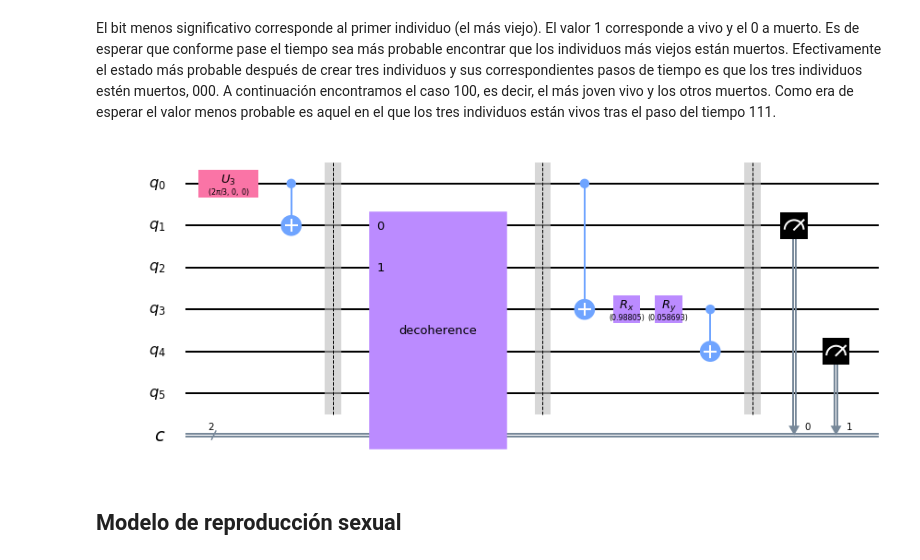
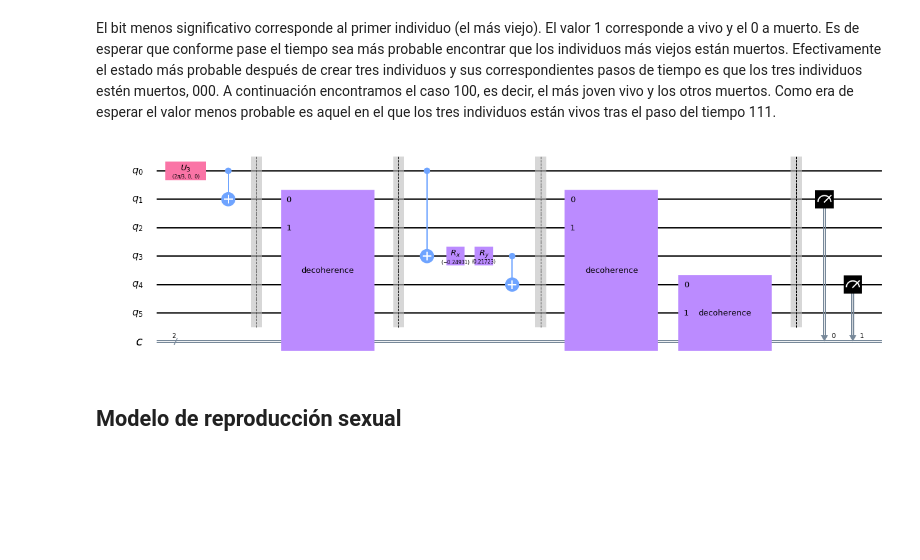
Before and after one commit to erikberter/qiskit-quantum-artificial-life, a Jupyter notebook: simulation.ipynb, the cells around one changed output. Drawn from its saved outputs; the diff is of its cells as text; code cells hidden in the pictures; blank space fills up the shorter version.

```diff
--- a/simulation.ipynb
+++ b/simulation.ipynb
@@ -232,11 +232,11 @@ printHistogram(qc, shots=1000)
 # %% [markdown]
 El bit menos significativo corresponde al primer individuo (el más viejo). El valor 1 corresponde a vivo y el 0 a muerto. Es de esperar que conforme pase el tiempo sea más probable encontrar que los individuos más viejos están muertos. Efectivamente el estado más probable después de crear tres individuos y sus correspondientes pasos de tiempo es que los tres individuos estén muertos, 000. A continuación encontramos el caso 100, es decir, el más joven vivo y los otros muertos. Como era de esperar el valor menos probable es aquel en el que los tres individuos están vivos tras el paso del tiempo 111.
 # %%
-qc = getCircuitG(pop=2, time=1,mutation=True, mutationRate=0.5)
+qc = getCircuitG(pop=2, time=2,mutation=True, mutationRate=0.5)
 #addTimeLapse(qc, time=3)
 qc.draw(output='mpl')
 # %% [output]
-[figure, old version]
+[figure, new version]
 # %% [markdown]
 ## Modelo de reproducción sexual
 # %%
```
